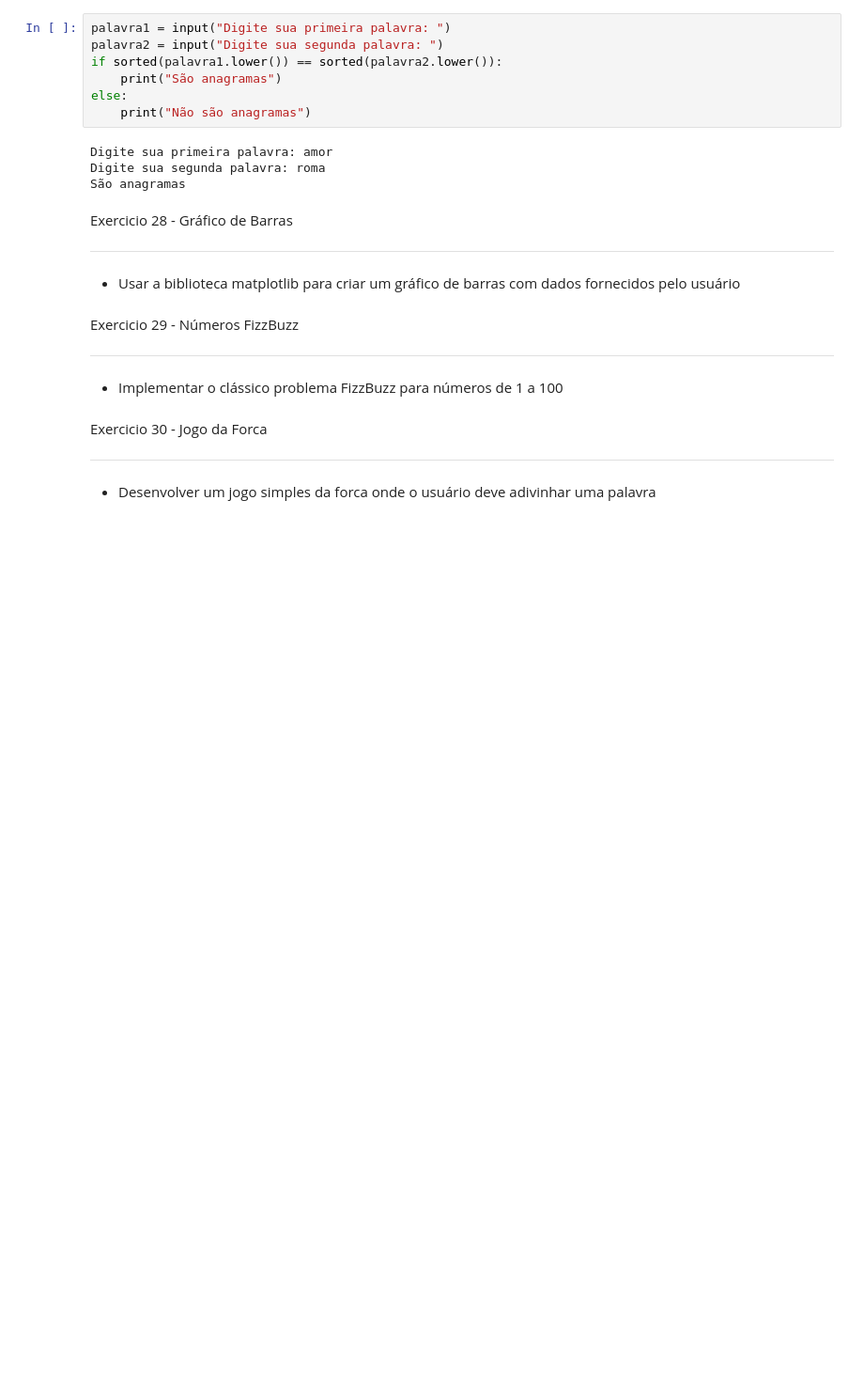
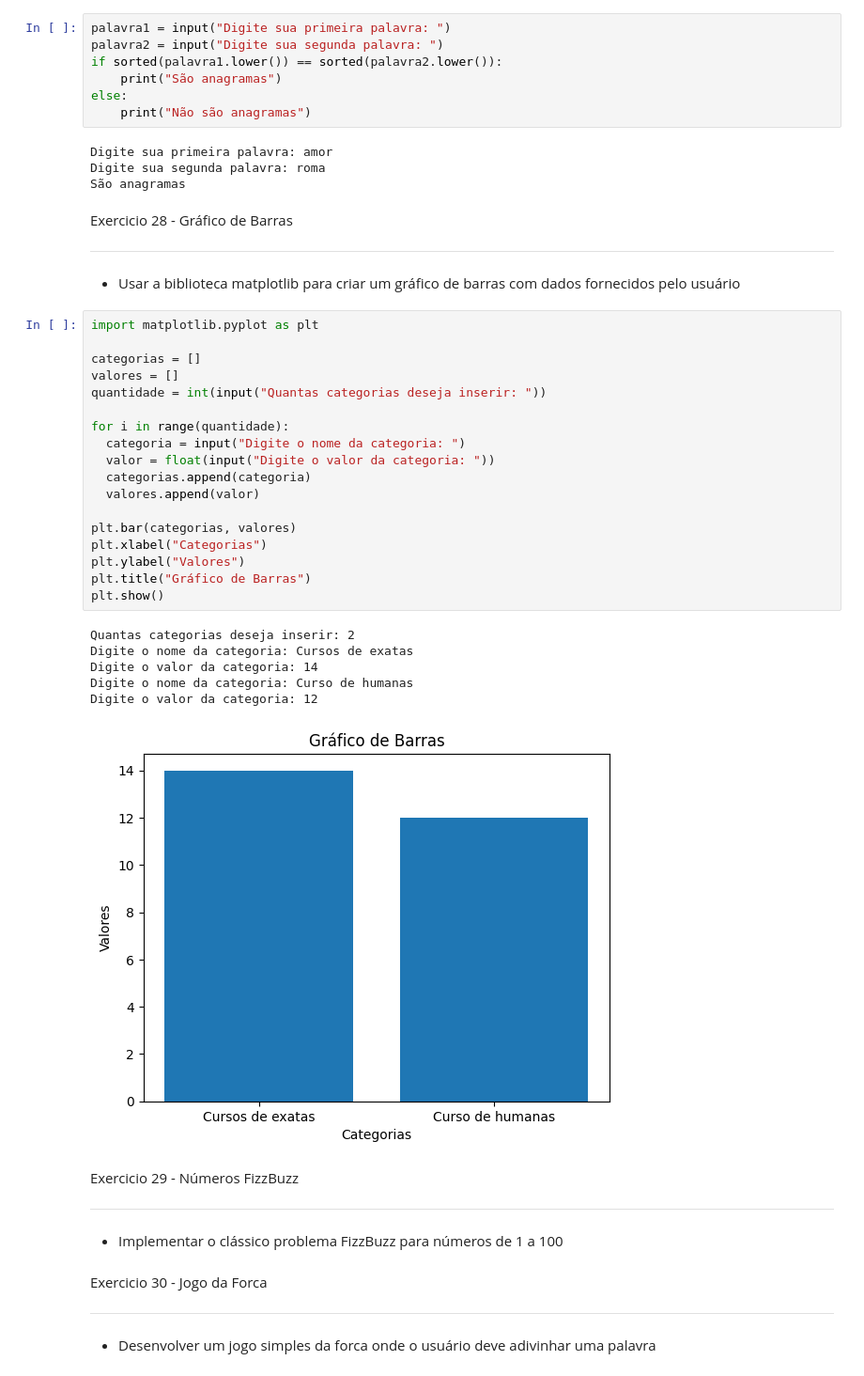
Before and after one commit to 76Falcone/AulasInteligenciaArtificial, a Jupyter notebook: Exercícios_Python_Falcone_6B_Noturno.ipynb, the cells around one changed output. Shown at 94% size. Saved outputs shown, nothing was run; the diff lists cells and outputs as text; blank space fills up the shorter version.

```diff
--- a/Exercícios_Python_Falcone_6B_Noturno.ipynb
+++ b/Exercícios_Python_Falcone_6B_Noturno.ipynb
@@ -534,6 +534,31 @@ Exercicio 28 - Gráfico de Barras
 
 ---
 *   Usar a biblioteca matplotlib para criar um gráfico de barras com dados fornecidos pelo usuário
+# %%
+import matplotlib.pyplot as plt
+
+categorias = []
+valores = []
+quantidade = int(input("Quantas categorias deseja inserir: "))
+
+for i in range(quantidade):
+  categoria = input("Digite o nome da categoria: ")
+  valor = float(input("Digite o valor da categoria: "))
+  categorias.append(categoria)
+  valores.append(valor)
+
+plt.bar(categorias, valores)
+plt.xlabel("Categorias")
+plt.ylabel("Valores")
+plt.title("Gráfico de Barras")
+plt.show()
+# %% [output]
+Quantas categorias deseja inserir: 2
+Digite o nome da categoria: Cursos de exatas
+Digite o valor da categoria: 14
+Digite o nome da categoria: Curso de humanas
+Digite o valor da categoria: 12
+[figure, added]
 # %% [markdown]
 Exercicio 29 - Números FizzBuzz
 
```
